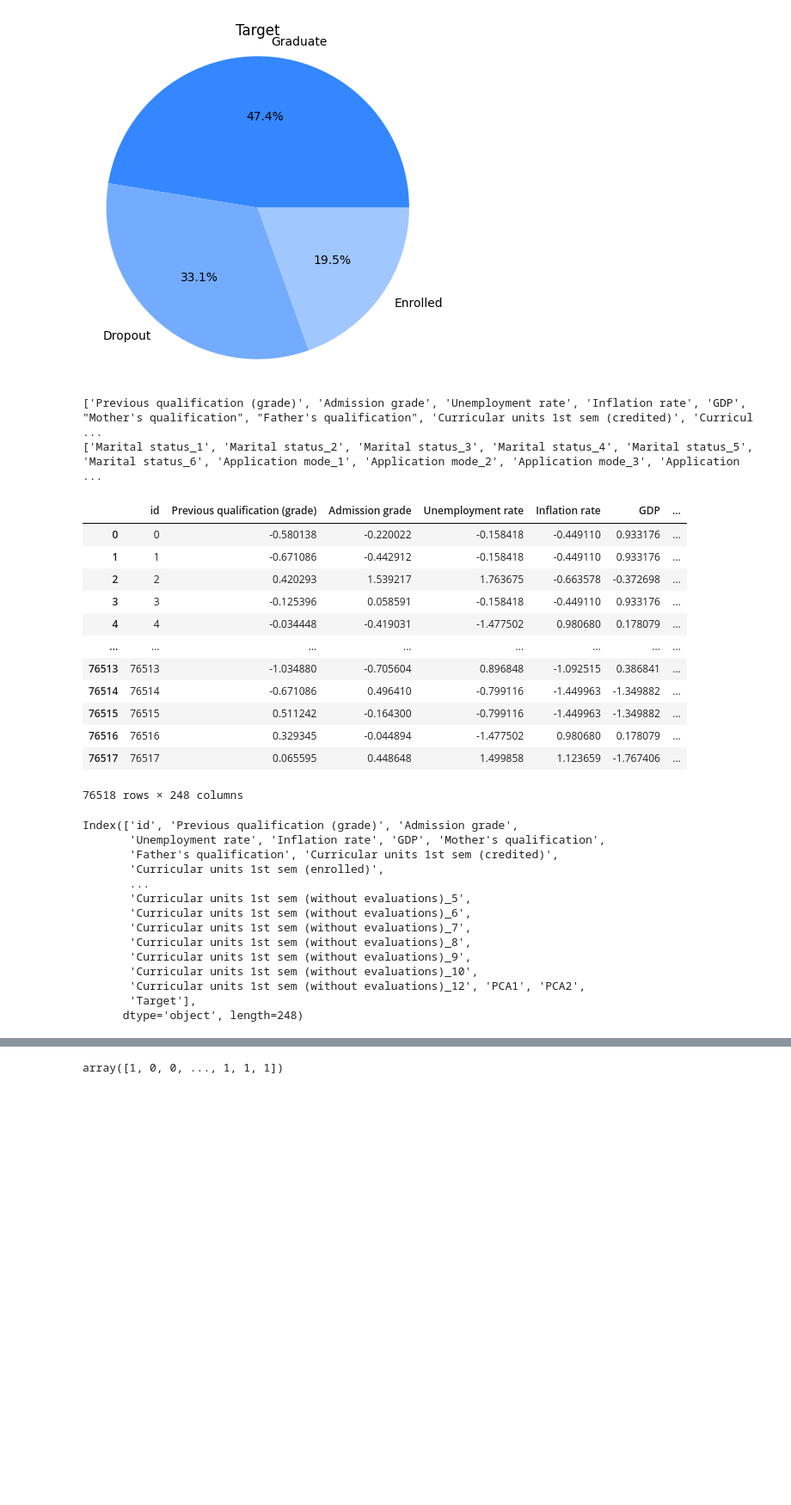
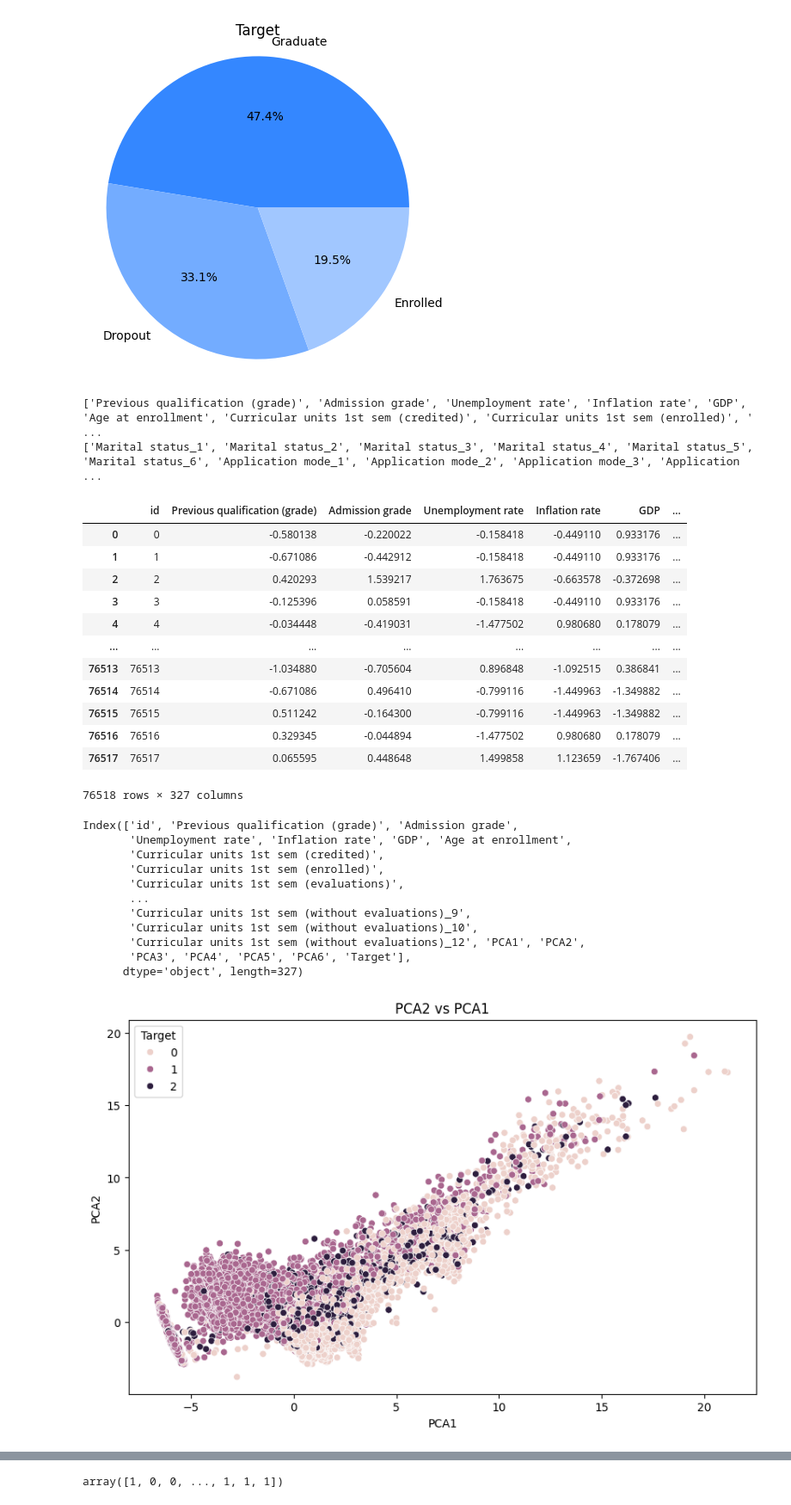
Before and after one commit to brian02oriel/python-kaggle-competitions, a Jupyter notebook: Academic_success_classification/academic-success.ipynb, the cells around one changed output, grey strips where cells are left out. Shown at 86% size. Cells and saved outputs as stored; diff of their text form; code cells hidden in the pictures; blank space fills up the shorter version.

```diff
--- a/Academic_success_classification/academic-success.ipynb
+++ b/Academic_success_classification/academic-success.ipynb
@@ -325,19 +327,22 @@ def preprocessing(df, is_train=True):
        'Unemployment rate',
        'Inflation rate',
        'GDP',
-        "Mother's qualification",
-        "Father's qualification",
+       'Age at enrollment',
        'Curricular units 1st sem (credited)',
        'Curricular units 1st sem (enrolled)',
        'Curricular units 1st sem (evaluations)',
        'Curricular units 1st sem (approved)',
+       'Curricular units 1st sem (grade)',
        'Curricular units 2nd sem (credited)',
        'Curricular units 2nd sem (enrolled)',
        'Curricular units 2nd sem (evaluations)',
-       'Curricular units 2nd sem (approved)']
+       'Curricular units 2nd sem (approved)',
+       'Curricular units 2nd sem (grade)']
     categorical_features = ['Marital status',
                  'Application mode',
                  'Application order',
+                 "Mother's qualification",
+                 "Father's qualification",
                  'Course',
                  'Daytime/evening attendance',
                  'Previous qualification',
@@ -371,11 +376,11 @@ def preprocessing(df, is_train=True):
 
     pipeline = Pipeline(steps=[
         ('preprocessor', preprocessor),
-        ('original_plus_pca', OriginalPlusPCA(pca_components=2))
+        ('original_plus_pca', OriginalPlusPCA(pca_components=6))
         ])
     df_transformed = pipeline.fit_transform(df)
 
-    columns_transformed = numerical_features + list(preprocessor.named_transformers_['cat'].named_steps['onehot'].get_feature_names_out(categorical_features)) + ['PCA1', 'PCA2']
+    columns_transformed = numerical_features + list(preprocessor.named_transformers_['cat'].named_steps['onehot'].get_feature_names_out(categorical_features)) + ['PCA1', 'PCA2', 'PCA3', 'PCA4', 'PCA5', 'PCA6']
     print(numerical_features)
     print(list(preprocessor.named_transformers_['cat'].named_steps['onehot'].get_feature_names_out(categorical_features)))
 
@@ -397,7 +402,7 @@ def preprocessing(df, is_train=True):
 processed_df, pipeline, columns_transformed = preprocessing(train_df)
 processed_df
 # %% [output]
-['Previous qualification (grade)', 'Admission grade', 'Unemployment rate', 'Inflation rate', 'GDP', "Mother's qualification", "Father's qualification", 'Curricular units 1st sem (credited)', 'Curricul ...
+['Previous qualification (grade)', 'Admission grade', 'Unemployment rate', 'Inflation rate', 'GDP', 'Age at enrollment', 'Curricular units 1st sem (credited)', 'Curricular units 1st sem (enrolled)', ' ...
 ['Marital status_1', 'Marital status_2', 'Marital status_3', 'Marital status_4', 'Marital status_5', 'Marital status_6', 'Application mode_1', 'Application mode_2', 'Application mode_3', 'Application  ...
 |  | id | Previous qualification (grade) | Admission grade | Unemployment rate | Inflation rate | GDP | ... |
 | 0 | 0 | -0.580138 | -0.220022 | -0.158418 | -0.449110 | 0.933176 | ... |
@@ -411,21 +416,22 @@ processed_df
 | 76515 | 76515 | 0.511242 | -0.164300 | -0.799116 | -1.449963 | -1.349882 | ... |
 | 76516 | 76516 | 0.329345 | -0.044894 | -1.477502 | 0.980680 | 0.178079 | ... |
 | 76517 | 76517 | 0.065595 | 0.448648 | 1.499858 | 1.123659 | -1.767406 | ... |
-76518 rows × 248 columns
+76518 rows × 327 columns
 # %%
 processed_df.columns
 # %% [output]
 Index(['id', 'Previous qualification (grade)', 'Admission grade',
-       'Unemployment rate', 'Inflation rate', 'GDP', 'Mother's qualification',
-       'Father's qualification', 'Curricular units 1st sem (credited)',
+       'Unemployment rate', 'Inflation rate', 'GDP', 'Age at enrollment',
+       'Curricular units 1st sem (credited)',
        'Curricular units 1st sem (enrolled)',
+       'Curricular units 1st sem (evaluations)',
        ...
-       'Curricular units 1st sem (without evaluations)_5',
-       'Curricular units 1st sem (without evaluations)_6',
-       'Curricular units 1st sem (without evaluations)_7',
-       'Curricular units 1st sem (without evaluations)_8',
        'Curricular units 1st sem (without evaluations)_9',
        'Curricular units 1st sem (without evaluations)_10',
        'Curricular units 1st sem (without evaluations)_12', 'PCA1', 'PCA2',
-       'Target'],
-      dtype='object', length=248)
+       'PCA3', 'PCA4', 'PCA5', 'PCA6', 'Target'],
+      dtype='object', length=327)
+# %%
+plot_clusters(processed_df, 'PCA1', 'PCA2')
+# %% [output]
+[figure, added]
```
Also changed, not shown: parts of 18 cells of this notebook, 3 other files.
